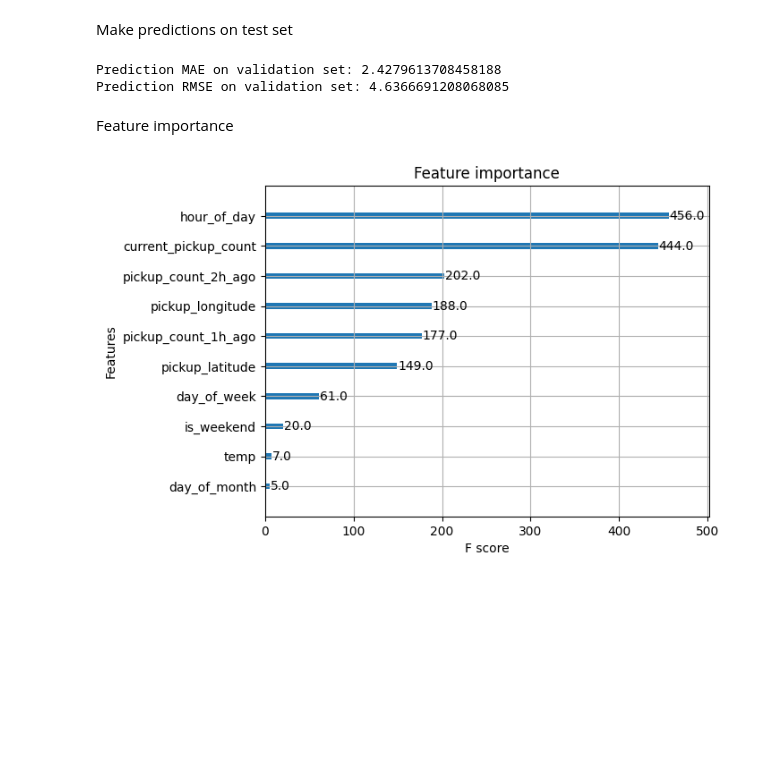
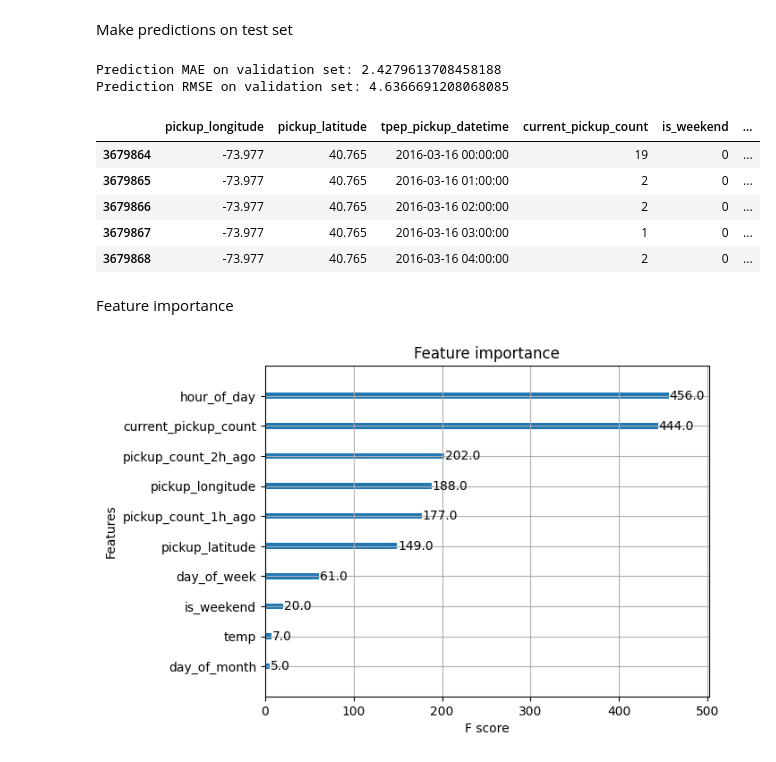
Before and after one commit to rosamundlim/taxi_demand, a Jupyter notebook: xgboost.ipynb, the cells around one changed output. Saved outputs shown, nothing was run; the diff lists cells and outputs as text; code cells hidden in the pictures; blank space fills up the shorter version.

```diff
--- a/xgboost.ipynb
+++ b/xgboost.ipynb
@@ -197,3 +197,12 @@ predictions_df.to_csv(filepath)
+# %%
+predictions_df.head()
+# %% [output]
+|  | pickup_longitude | pickup_latitude | tpep_pickup_datetime | current_pickup_count | is_weekend | ... |
+| 3679864 | -73.977 | 40.765 | 2016-03-16 00:00:00 | 19 | 0 | ... |
+| 3679865 | -73.977 | 40.765 | 2016-03-16 01:00:00 | 2 | 0 | ... |
+| 3679866 | -73.977 | 40.765 | 2016-03-16 02:00:00 | 2 | 0 | ... |
+| 3679867 | -73.977 | 40.765 | 2016-03-16 03:00:00 | 1 | 0 | ... |
+| 3679868 | -73.977 | 40.765 | 2016-03-16 04:00:00 | 2 | 0 | ... |
 # %% [markdown]
 Feature importance
 # %%
```
Also changed, not shown: parts of 1 cell of this notebook, 1 other file.
